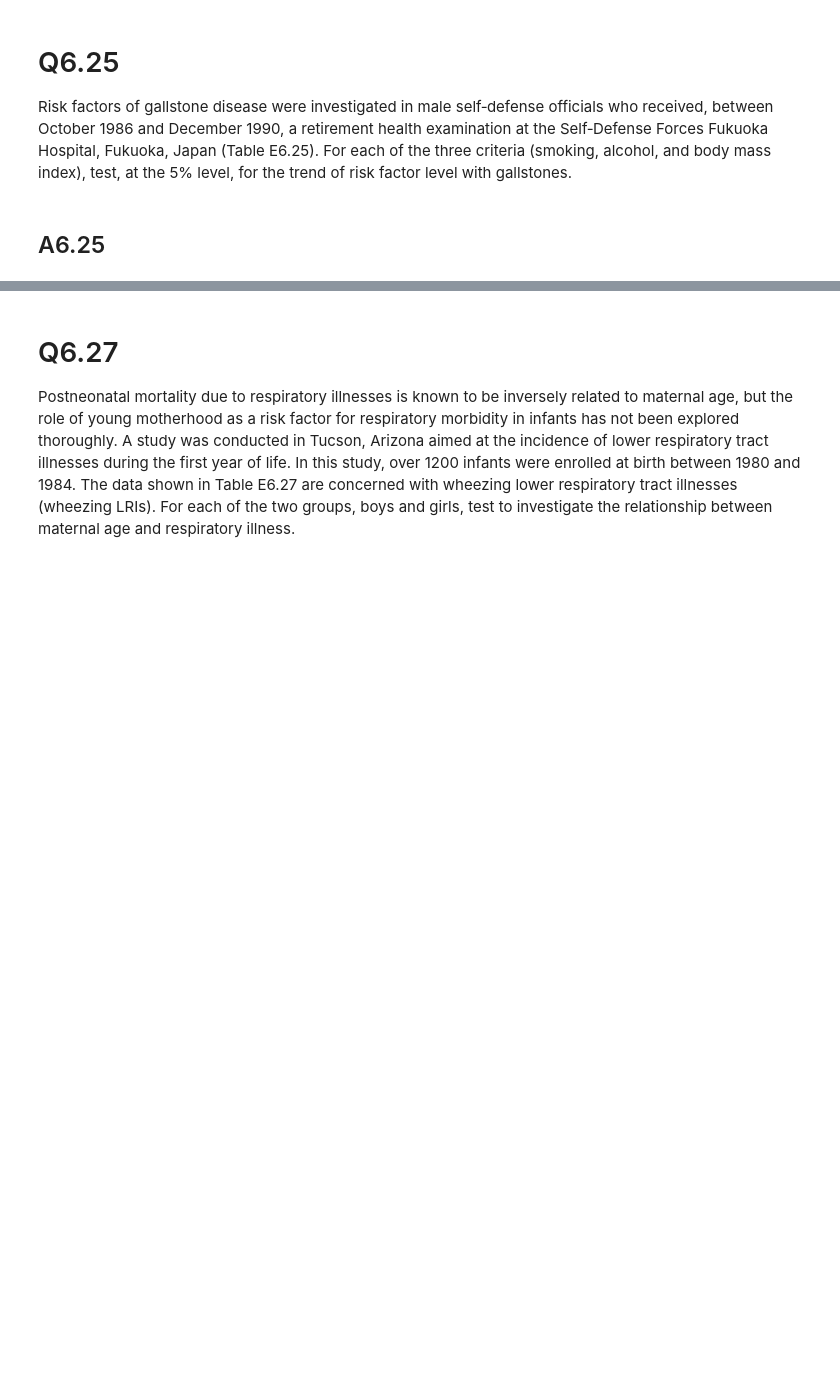
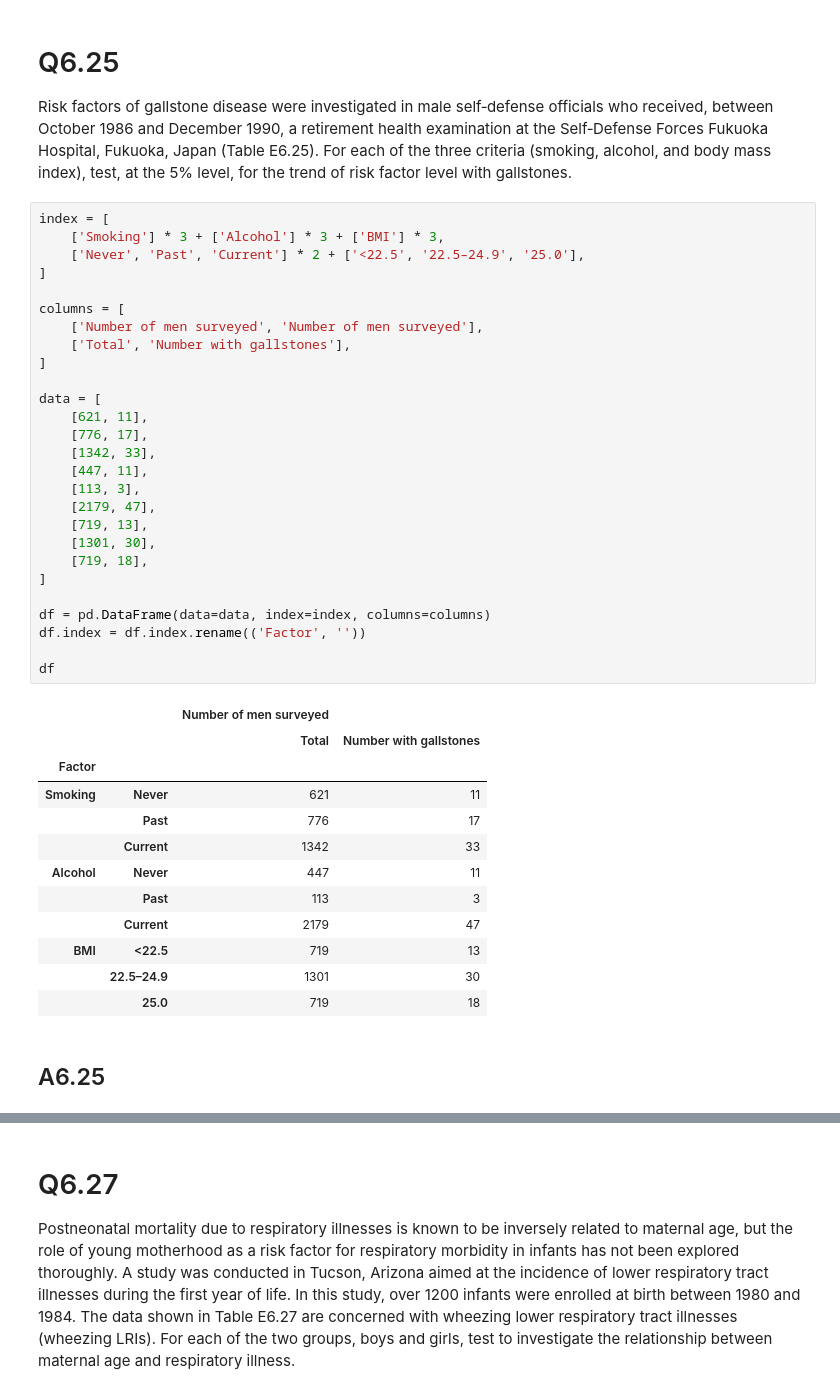
Before and after one commit to jmsdao/intro-biostats-solutions, a Jupyter notebook: Chapter06.ipynb, the cells around one changed output, grey strips where cells are left out. Saved outputs shown, nothing was run; the diff lists cells and outputs as text; blank space fills up the shorter version.

```diff
--- a/Chapter06.ipynb
+++ b/Chapter06.ipynb
@@ -237,5 +373,45 @@ health examination at the Self‐Defense Forces Fukuoka Hospital, Fukuoka,
 Japan (Table E6.25). For each of the three criteria (smoking, alcohol, and
 body mass index), test, at the 5% level, for the trend of risk factor level with
 gallstones.
-# %% [markdown]
-## A6.25
+# %%
+index = [
+    ['Smoking'] * 3 + ['Alcohol'] * 3 + ['BMI'] * 3,
+    ['Never', 'Past', 'Current'] * 2 + ['<22.5', '22.5–24.9', '25.0'],
+]
+
+columns = [
+    ['Number of men surveyed', 'Number of men surveyed'],
+    ['Total', 'Number with gallstones'],
+]
+
+data = [
+    [621, 11],
+    [776, 17],
+    [1342, 33],
+    [447, 11],
+    [113, 3],
+    [2179, 47],
+    [719, 13],
+    [1301, 30],
+    [719, 18],
+]
+
+df = pd.DataFrame(data=data, index=index, columns=columns)
+df.index = df.index.rename(('Factor', ''))
+
+df
+# %% [output]
+|  |  | Number of men surveyed |  |
+|  |  | Total | Number with gallstones |
+| Factor |  |  |  |
+| Smoking | Never | 621 | 11 |
+|  | Past | 776 | 17 |
+|  | Current | 1342 | 33 |
+| Alcohol | Never | 447 | 11 |
+|  | Past | 113 | 3 |
+|  | Current | 2179 | 47 |
+| BMI | <22.5 | 719 | 13 |
+|  | 22.5–24.9 | 1301 | 30 |
+|  | 25.0 | 719 | 18 |
+# %% [markdown]
+## A6.25
```
Also changed, not shown: parts of 18 cells of this notebook, 1 other file.
